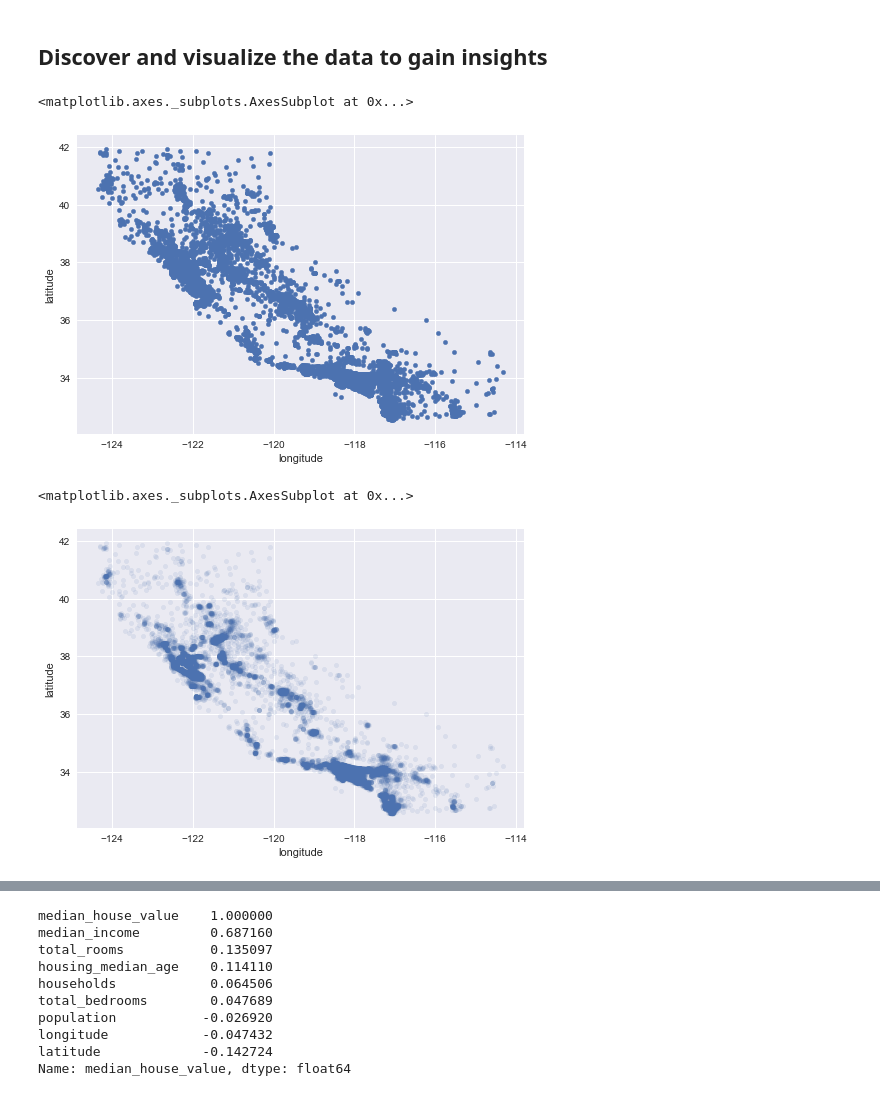
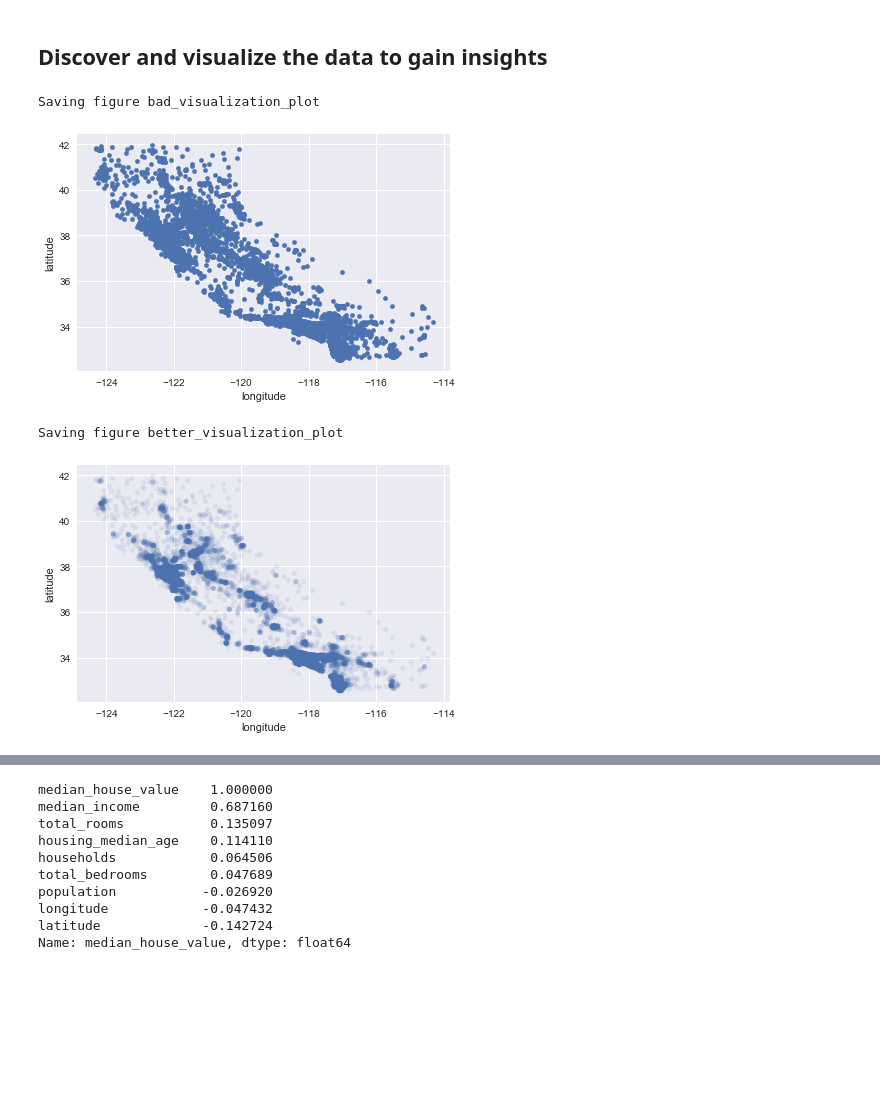
Before and after one commit to KKeishiro/hands-on-machine-learning, a Jupyter notebook: Hands-on Machine Learning_Chapter2.ipynb, the cells around one changed output, grey strips where cells are left out. Drawn from its saved outputs; the diff is of its cells as text; code cells hidden in the pictures; blank space fills up the shorter version.

Commit message:
update chapter2

```diff
--- a/Hands-on Machine Learning_Chapter2.ipynb
+++ b/Hands-on Machine Learning_Chapter2.ipynb
@@ -15,6 +15,17 @@ rnd.seed(42)
 import matplotlib
 import matplotlib.pyplot as plt
 import seaborn as sb
+
+# Where to save the figures
+PROJECT_ROOT_DIR = "."
+CHAPTER_ID = "Chapter2"
+
+def save_fig(fig_id, tight_layout=True):
+    path = os.path.join(PROJECT_ROOT_DIR, "images", CHAPTER_ID, fig_id + ".png")
+    print("Saving figure", fig_id)
+    if tight_layout:
+        plt.tight_layout()
+    plt.savefig(path, format='png', dpi=300)
 # %% [markdown]
 ## Get the data
 # %%
@@ -193,14 +206,16 @@ for set_ in (strat_train_set, strat_test_set):
 housing = strat_train_set.copy()
 # %%
 housing.plot(kind="scatter", x="longitude", y="latitude")
+save_fig("bad_visualization_plot")
 # %% [output]
-<matplotlib.axes._subplots.AxesSubplot at 0x...>
+Saving figure bad_visualization_plot
-[figure, old version]
+[figure, new version]
 # %%
 housing.plot(kind="scatter", x="longitude", y="latitude", alpha=0.1)
+save_fig("better_visualization_plot")
 # %% [output]
-<matplotlib.axes._subplots.AxesSubplot at 0x...>
+Saving figure better_visualization_plot
-[figure, old version]
+[figure, new version]
 # %%
 housing.plot(kind="scatter", x="longitude", y="latitude", alpha=0.4,
     s=housing["population"]/100, label="population", figsize=(10,7),
```
Also changed, not shown: parts of 39 cells of this notebook, 8 other files.
